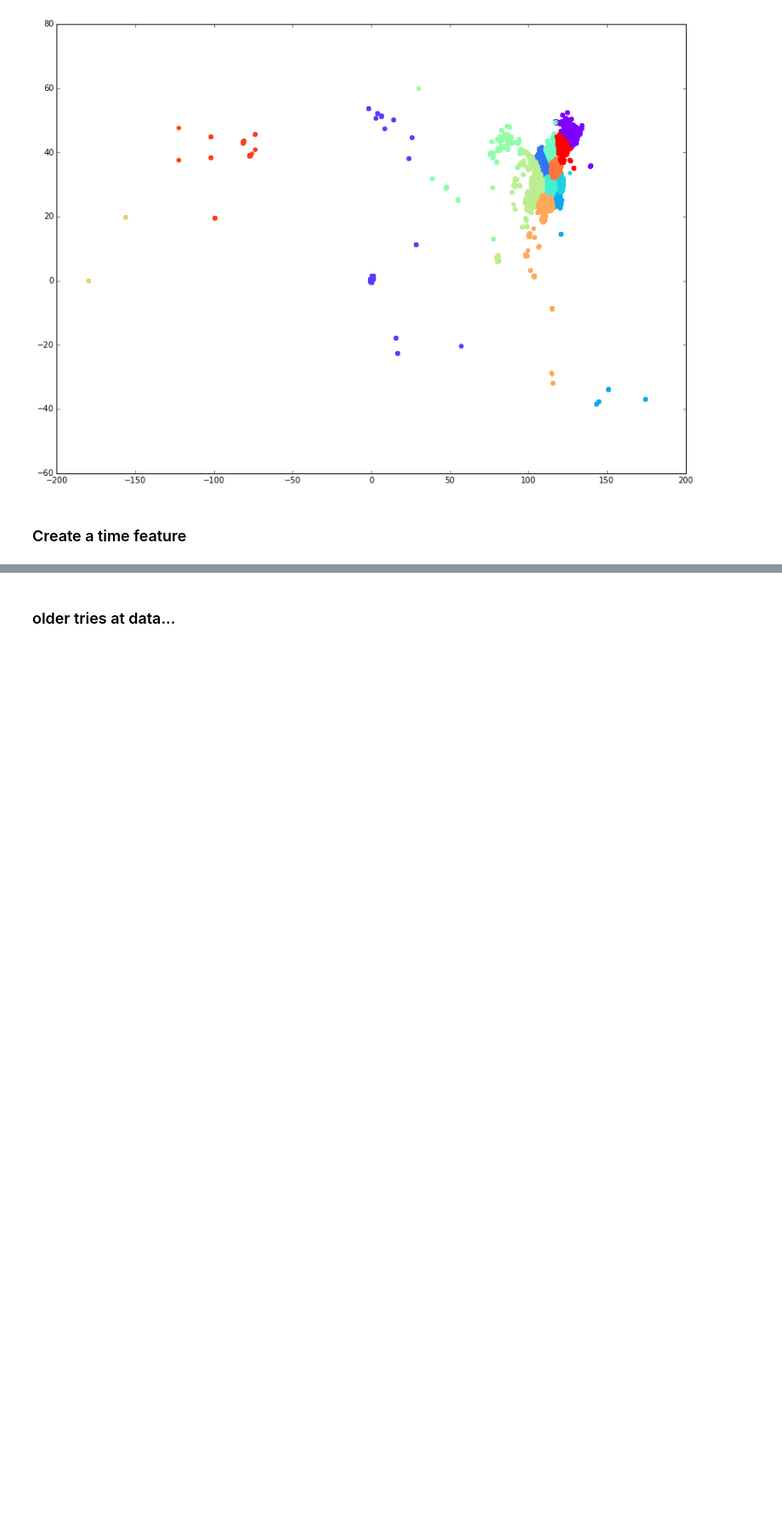
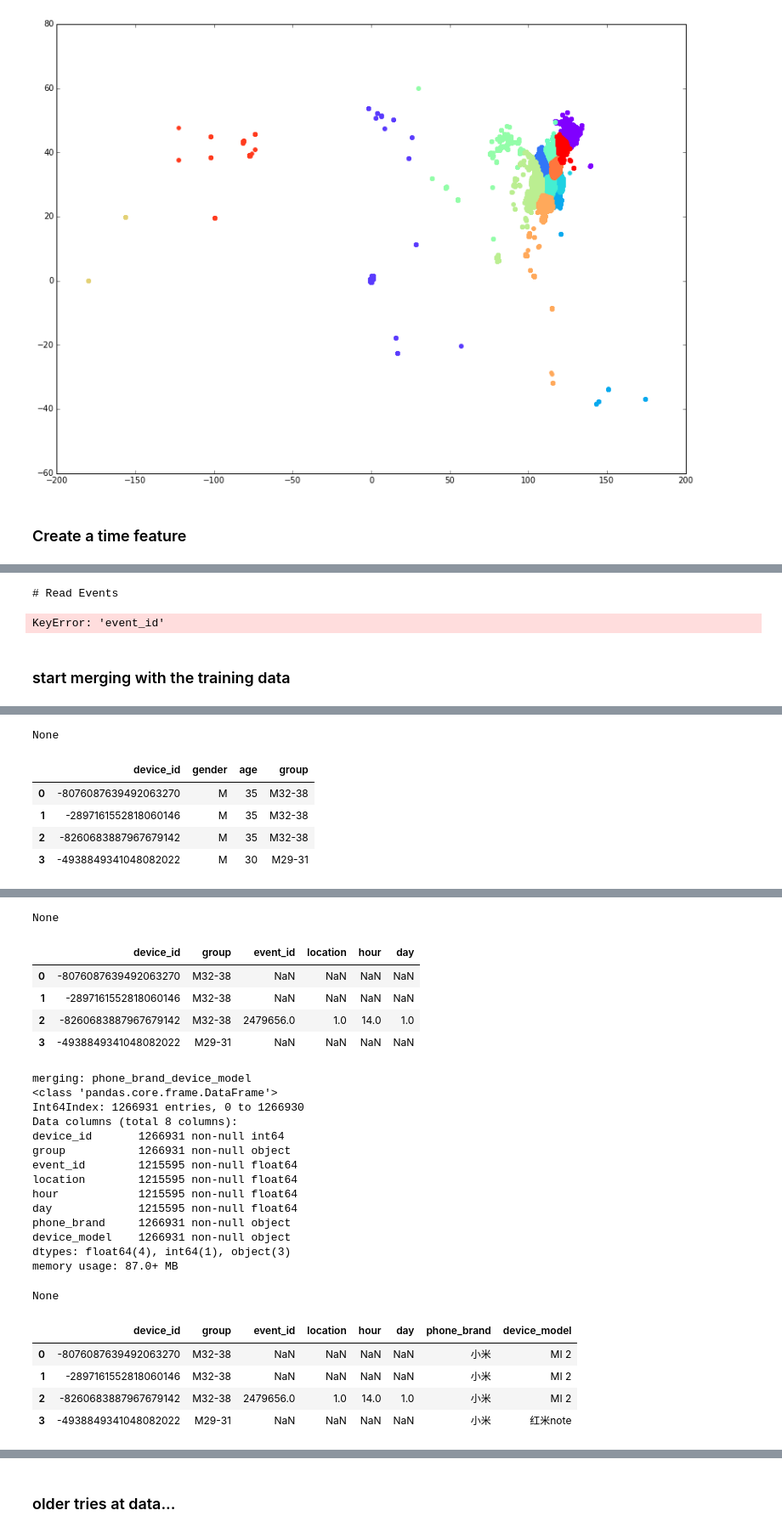
Before and after one commit to llathrop/Kagglescripts, a Jupyter notebook: TalkingData.ipynb, the cells around one changed output, grey strips where cells are left out. Shown at 85% size. Drawn from its saved outputs; the diff is of its cells as text; code cells hidden in the pictures; blank space fills up the shorter version.

```diff
--- a/TalkingData.ipynb
+++ b/TalkingData.ipynb
@@ -449,0 +426,9 @@ None
+# %%
+# from https://www.kaggle.com/agavranis/talkingdata-mobile-user-demographics/bag-of-apps-keras-11-08-16-no-val/code
+# Data - Events data
+# Bag of apps
+print("# Read app events")
+app_events = pd.read_csv(os.path.join(datadir,'app_events.csv'), dtype={'device_id' : np.str})
+app_events.head(5)
+app_events.info()
+#print(rstr(app_events))
@@ -449,0 +453,21 @@ None
+# %%
+
+# remove duplicates(app_id)
+app_events= app_events.groupby("event_id")["app_id"].apply(
+    lambda x: " ".join(set("app_id:" + str(s) for s in x)))
+app_events.head(5)
+
+print("# Read Events")
+#events = pd.read_csv(os.path.join(datadir,'events.csv'), dtype={'device_id': np.str})
+events_featured.head(5)
+events_featured["app_id"] = events_featured["event_id"].map(app_events)
+events_featured = events_featured.dropna()
+
+
+events_featured = events_featured[["device_id", "app_id", 'event_id''location', 'hour','day']]
+events_featured.info()
+events_featured.head(4)
+# 1Gb reduced to 34 Mbevents_featured.head(5)
+# %% [output]
+# Read Events
+KeyError: 'event_id'
@@ -449,0 +476,18 @@ None
+# %% [markdown]
+### start merging with the training data
+# %%
+# just events related to devices in training:
+display(gender_age_train.info())
+display(gender_age_train.head(4))
+
+print ("merging: events_featured")
+train_events = gender_age_train.merge(events_featured, how='left', on='device_id')
+train_events.drop(['gender','age'],1, inplace=True)
+display(train_events.info())
+display(train_events.head(4))
+
+print ("merging: phone_brand_device_model")
+train_events = train_events.merge(phone_brand_device_model, how='left', on='device_id')
+display(train_events.info())
+display(train_events.head(4))
+# %% [output]
@@ -449,0 +503,6 @@ None
+None
+|  | device_id | gender | age | group |
+| 0 | -8076087639492063270 | M | 35 | M32-38 |
+| 1 | -2897161552818060146 | M | 35 | M32-38 |
+| 2 | -8260683887967679142 | M | 35 | M32-38 |
+| 3 | -4938849341048082022 | M | 30 | M29-31 |
@@ -449,0 +521,26 @@ None
+None
+|  | device_id | group | event_id | location | hour | day |
+| 0 | -8076087639492063270 | M32-38 | NaN | NaN | NaN | NaN |
+| 1 | -2897161552818060146 | M32-38 | NaN | NaN | NaN | NaN |
+| 2 | -8260683887967679142 | M32-38 | 2479656.0 | 1.0 | 14.0 | 1.0 |
+| 3 | -4938849341048082022 | M29-31 | NaN | NaN | NaN | NaN |
+merging: phone_brand_device_model
+<class 'pandas.core.frame.DataFrame'>
+Int64Index: 1266931 entries, 0 to 1266930
+Data columns (total 8 columns):
+device_id       1266931 non-null int64
+group           1266931 non-null object
+event_id        1215595 non-null float64
+location        1215595 non-null float64
+hour            1215595 non-null float64
+day             1215595 non-null float64
+phone_brand     1266931 non-null object
+device_model    1266931 non-null object
+dtypes: float64(4), int64(1), object(3)
+memory usage: 87.0+ MB
+None
+|  | device_id | group | event_id | location | hour | day | phone_brand | device_model |
+| 0 | -8076087639492063270 | M32-38 | NaN | NaN | NaN | NaN | 小米 | MI 2 |
+| 1 | -2897161552818060146 | M32-38 | NaN | NaN | NaN | NaN | 小米 | MI 2 |
+| 2 | -8260683887967679142 | M32-38 | 2479656.0 | 1.0 | 14.0 | 1.0 | 小米 | MI 2 |
+| 3 | -4938849341048082022 | M29-31 | NaN | NaN | NaN | NaN | 小米 | 红米note |
```
Also changed, not shown: parts of 11 cells of this notebook.
